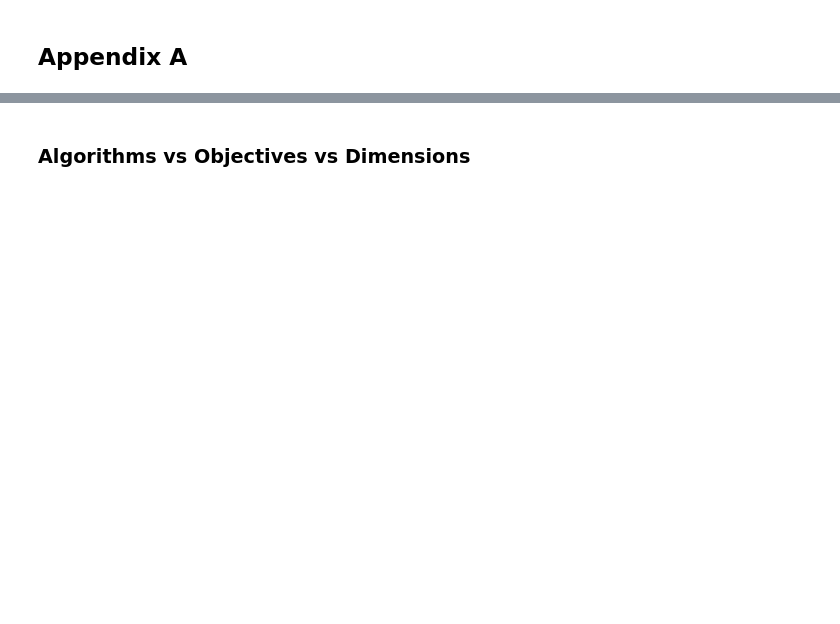
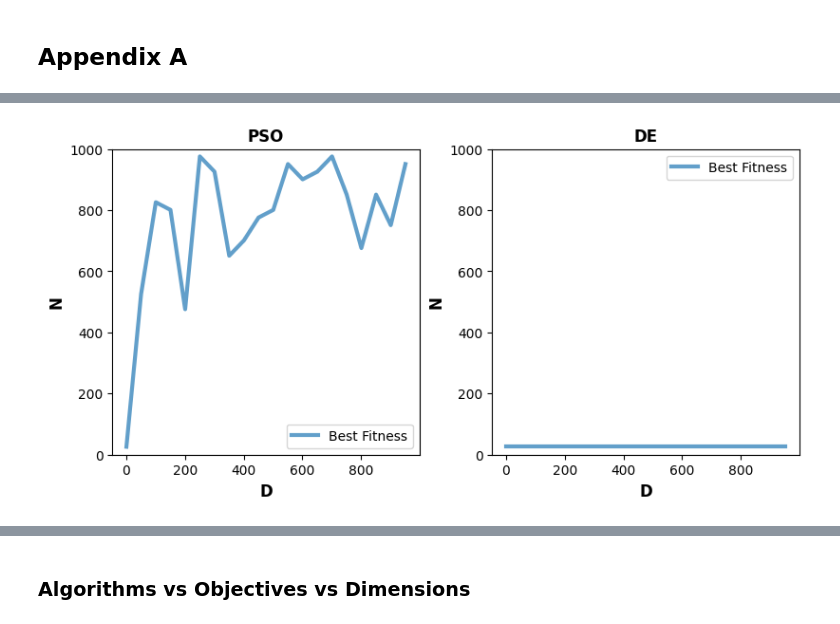
Before and after one commit to mantasu/nat2324, a Jupyter notebook: notebooks/problem1.ipynb, the cells around one changed output, grey strips where cells are left out. Drawn from its saved outputs; the diff is of its cells as text; code cells hidden in the pictures; blank space fills up the shorter version.

```diff
--- a/notebooks/problem1.ipynb
+++ b/notebooks/problem1.ipynb
@@ -260,0 +264,39 @@ visualize_optimization_experiments(
+# %%
+experiment_setup = {
+    "N": range(1, 1000, 25), # range(1, 100, 2)
+    "D": range(1, 1000, 50), # range(1, 100, 2)
+    "so_type": ["pso", "de"],
+}
+
+default_kwargs = {
+    "fitness_fn": Objective(function_type="rastrigin", is_maximization=True),
+    "bounds": FUNCTION_BOUNDS,
+    "num_generations": NUM_GENERATIONS,
+    "patience": None,
+    "high-dim": None,
+}
+
+results = run_optimization_experiment(
+    SwarmOptimization.experiment_callback,
+    experiment_setup,
+    default_kwargs,
+    is_cartesian_product=True,
+    chunksize=5,
+    num_runs=1,
+    dirname="../experiments/problem1",
+)
+
+ps = results[('N', 'D', 'so_type')][:, :, 0]
+de = results[('N', 'D', 'so_type')][:, :, 1]
+ns = np.array(experiment_setup["N"])
+# %%
+visualize_optimization_experiments(
+    xs={"D": experiment_setup["D"]},
+    ys={"PSO": ns[ps.argmax(0)], "DE": ns[de.argmax(0)]},
+    curve_labels="Best Fitness",
+    labels='N',
+    ylim=(0, 1000),
+    filepath="../experiments/problem1/dependency_on_D_1_high.png",
+)
+# %% [output]
+[figure, added]
```
Also changed, not shown: parts of 19 cells of this notebook, 5 other files.
